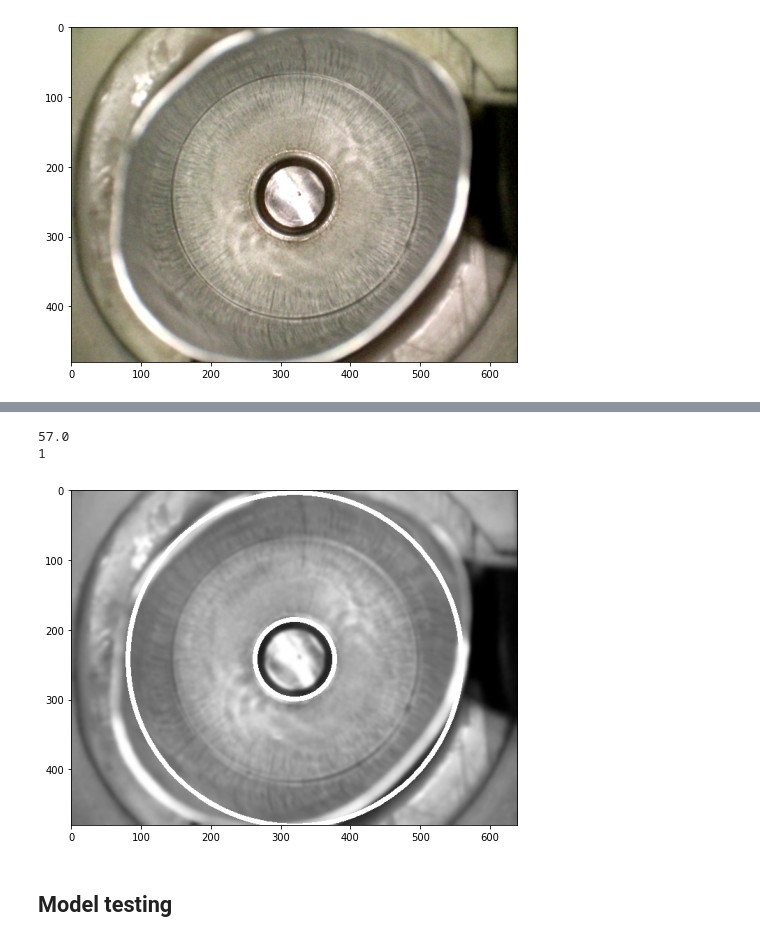
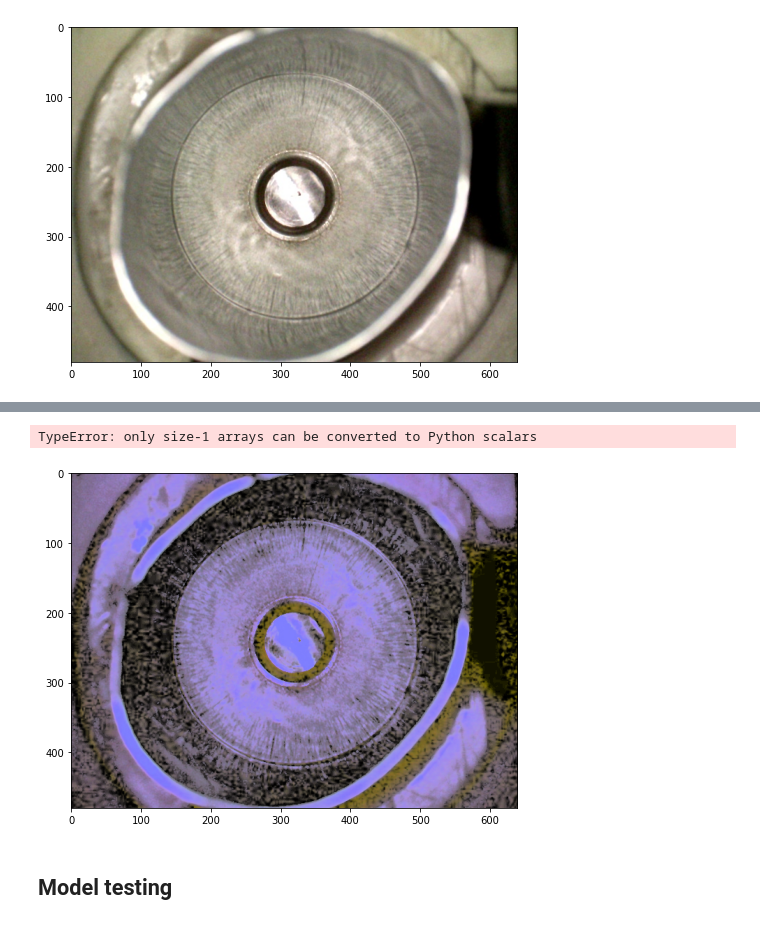
Before and after one commit to dfonnegra/collapsible-tube, a Jupyter notebook: src/ImageTestingNotebook.ipynb, the cells around one changed output, grey strips where cells are left out. Cells and saved outputs as stored; diff of their text form; code cells hidden in the pictures.

```diff
--- a/src/ImageTestingNotebook.ipynb
+++ b/src/ImageTestingNotebook.ipynb
@@ -93,0 +90,10 @@ img = load_img('../img/Limpias/A150 - 20200630_085434.jpg')
+# %%
+img = load_img('../img/train/clean/A150 - 20200630_085434.jpg')
+
+img = cv2.cvtColor(img, cv2.COLOR_BGR2YUV)
+channels = cv2.split(img)
+channels[0] = cv2.equalizeHist(channels[0])
+img = cv2.merge(channels)
+img = cv2.cvtColor(img, cv2.COLOR_YUV2RGB)
+
+plt.imshow(img)
@@ -94,29 +103,29 @@ img = load_img('../img/Limpias/A150 - 20200630_085434.jpg')
 # %%
 pipeline = [
-    (cv2.cvtColor, (img, cv2.COLOR_BGR2GRAY), {}),
-    #(equalizeHist, (), {}),
+    (cv2.cvtColor, (img, cv2.COLOR_BGR2YUV), {}),
+    (equalizeHist, (), {}),
+    (cv2.cvtColor, (img, cv2.COLOR_YUV2BGR), {}),
     #(gamma_filter, (img, 0.7), {}),
-    (cv2.GaussianBlur, ((11, 11), ), {"sigmaX": 2, "sigmaY": 2}),
+    #(cv2.GaussianBlur, ((11, 11), ), {"sigmaX": 2, "sigmaY": 2}),
     #(threshold, (20, 255, cv2.THRESH_BINARY_INV), {}),
     #(display(cv2.morphologyEx), (cv2.MORPH_GRADIENT, np.ones((3,3), np.uint8)), {}),
     #(cv2.ad, ((5, 5), ), {"sigmaX": 2, "sigmaY": 2}),
     #(adaptThresh, (255, cv2.ADAPTIVE_THRESH_GAUSSIAN_C, cv2.THRESH_BINARY_INV, 7, 5), {}),
     #(display(cv2.morphologyEx), (cv2.MORPH_CLOSE, np.ones((3,3), np.uint8)), {}),
     #(display(cv2.morphologyEx), (cv2.MORPH_OPEN, np.ones((5,5), np.uint8)), {}),
     #(gamma_filter, (2, ), {}),
     #(equalizeHist, (), {}),
     #(find_edges, (120, 255), {'L2gradient': True}),
-    (find_main_circle, (), {})
+    #(find_main_circle, (), {})
 ]
 #for channel in range(3):
 #    hist = cv2.calcHist([img], [channel], None, [256], [0, 256])
 #    plt.plot(hist)
 #    plt.show()
 run_pipeline(pipeline)
 # %% [output]
-57.0
-1
+TypeError: only size-1 arrays can be converted to Python scalars
-[figure, old version]
+[figure, new version]
 # %% [markdown]
 ## Model testing
 # %%
```
Also changed, not shown: parts of 21 cells of this notebook, 1 other file.
